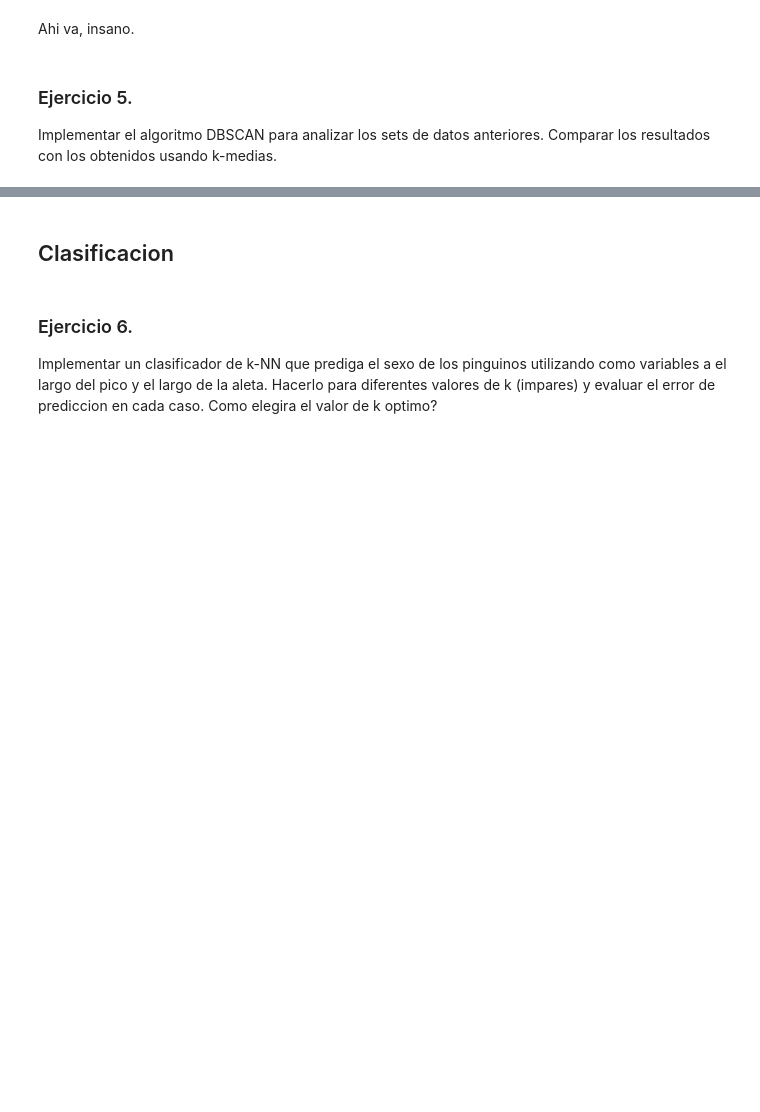
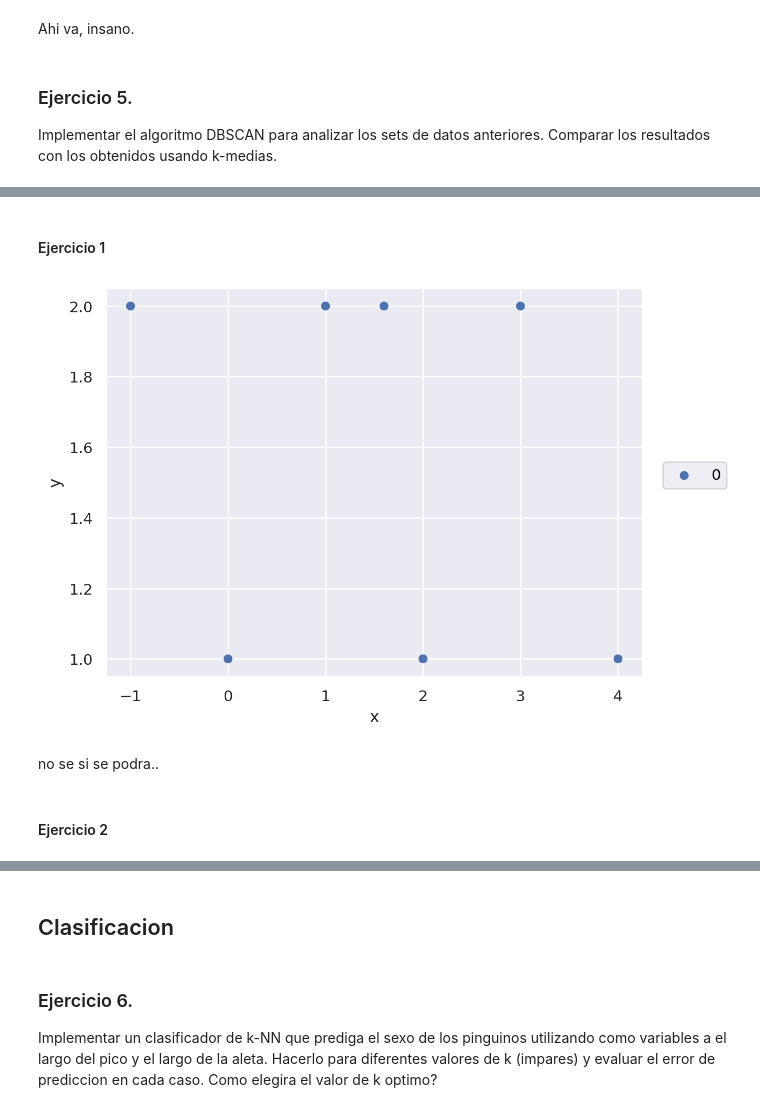
Before and after one commit to lmendezayl/uba-ldd-ic, a Jupyter notebook: guias/soluciones/practica8.ipynb, the cells around one changed output, grey strips where cells are left out. Drawn from its saved outputs; the diff is of its cells as text; code cells hidden in the pictures; blank space fills up the shorter version.

```diff
--- a/guias/soluciones/practica8.ipynb
+++ b/guias/soluciones/practica8.ipynb
@@ -445,0 +478,22 @@ Implementar el algoritmo DBSCAN para analizar los sets de datos anteriores. Comp
+# %% [markdown]
+#### Ejercicio 1
+# %%
+datos = pd.DataFrame({
+    "x": [-1,0,1,8/5,2,3,4],
+    "y":[2,1,2,2,1,2,1]
+})
+
+clustering = DBSCAN(eps=1.9,min_samples=1)
+etiqueta = clustering.fit_predict(datos)
+
+# Graficamos
+(
+    so.Plot(data = datos, x = "x", y = "y", color = etiqueta.astype("str"))
+    .add(so.Dot())
+)
+# %% [output]
+[figure, added]
+# %% [markdown]
+no se si se podra..
+# %% [markdown]
+#### Ejercicio 2
```
Also changed, not shown: parts of 16 cells of this notebook.
